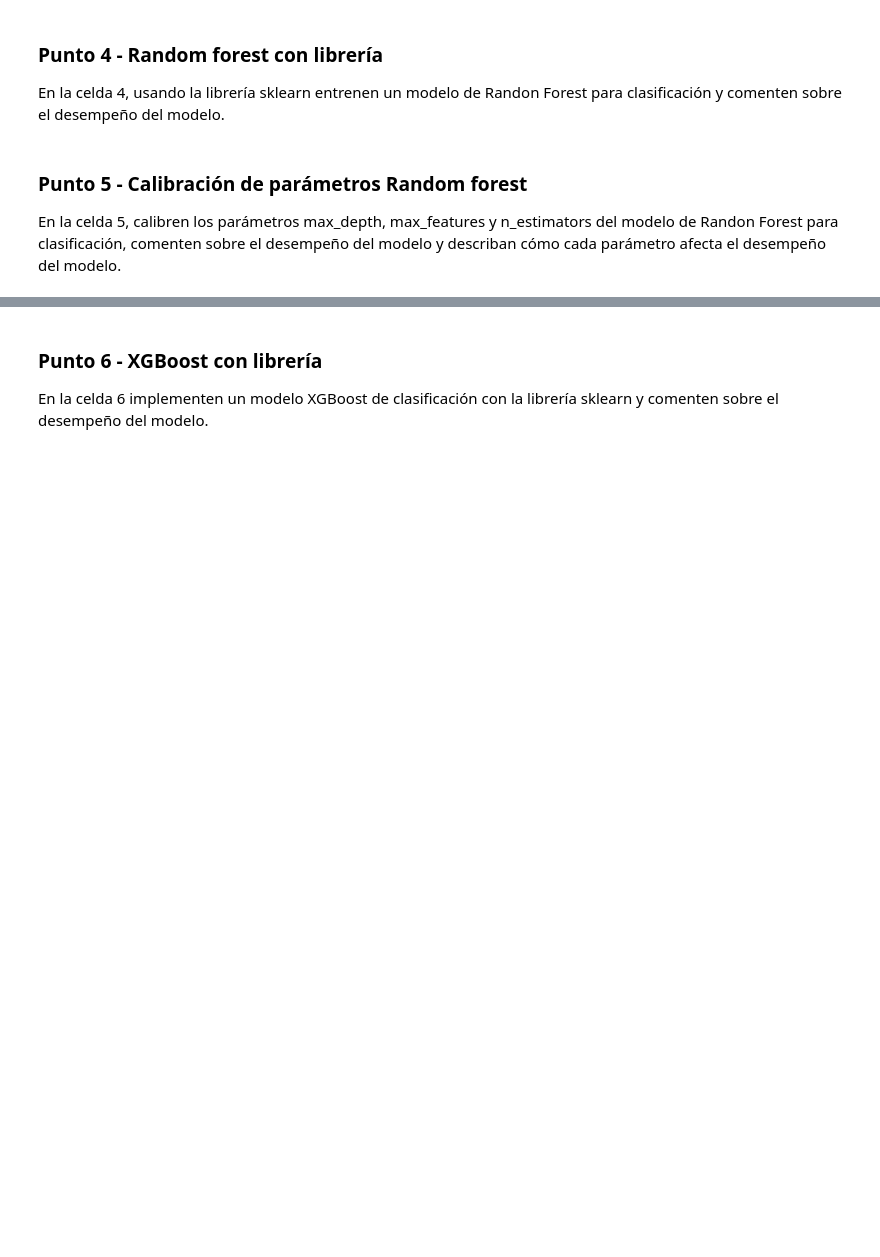
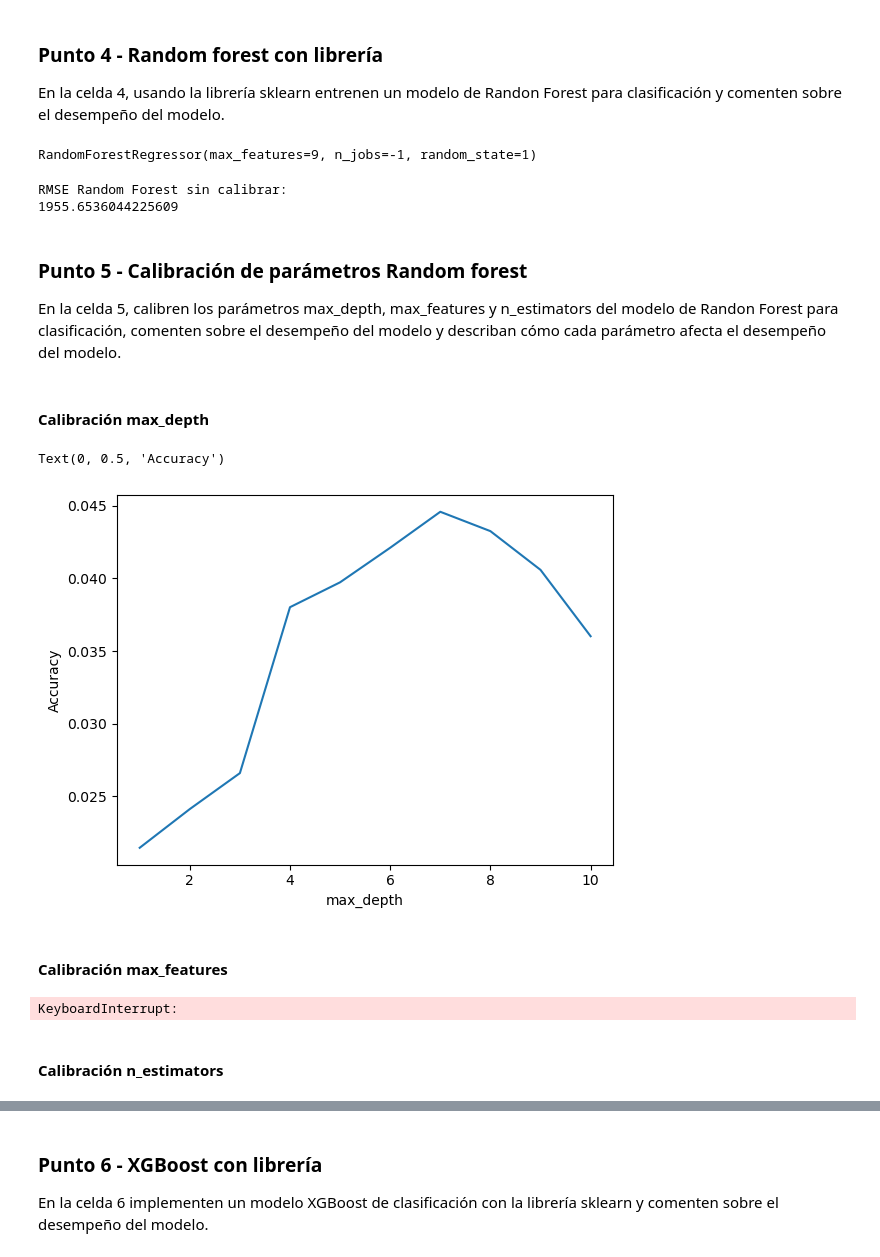
Before and after one commit to jaimerodriguezb/MIAD_ML_NLP_2023, a Jupyter notebook: Semana 2/S2TC1_RandomForests_Boosting.ipynb, the cells around one changed output, grey strips where cells are left out. Saved outputs shown, nothing was run; the diff lists cells and outputs as text; code cells hidden in the pictures; blank space fills up the shorter version.

```diff
--- a/Semana 2/S2TC1_RandomForests_Boosting.ipynb
+++ b/Semana 2/S2TC1_RandomForests_Boosting.ipynb
@@ -61,3 +298,17 @@ En la celda 4, usando la librería sklearn entrenen un modelo de Randon Forest p
+# %%
+clfRF = RandomForestRegressor(n_estimators=100, max_features=n_features, random_state=1, n_jobs=-1)
+clfRF.fit(X_train, y_train)
+# %% [output]
+RandomForestRegressor(max_features=9, n_jobs=-1, random_state=1)
+# %%
+prediccionclfRF = clfRF.predict(X_test)
+RMSE_clfRF = np.sqrt(mean_squared_error(y_test, prediccionclfRF))
+
+print('\nRMSE Random Forest sin calibrar:')
+print(RMSE_clfRF)
+# %% [output]
+RMSE Random Forest sin calibrar:
+1955.6536044225609
 # %% [markdown]
 ### Punto 5 - Calibración de parámetros Random forest
 
@@ -66,0 +316,39 @@ En la celda 5, calibren los parámetros max_depth, max_features y n_estimators d
+# %% [markdown]
+#### Calibración max_depth
+# %%
+from sklearn.ensemble import RandomForestClassifier
+from sklearn.model_selection import cross_val_score
+
+depth_range = range(1,11)
+
+# Definición de lista para almacenar la exactitud (accuracy) promedio para cada valor de max_depth
+accuracy_scores = []
+
+# Uso de un 5-fold cross-validation para cada valor de max_depth
+for depth in depth_range:
+    clf = RandomForestClassifier(max_depth=depth, random_state=0, n_jobs=-1)
+    accuracy_scores.append(cross_val_score(clf, X, y, cv=5, scoring='accuracy').mean())
+# %%
+# Gráfica del desempeño del modelo vs la cantidad de max_depth
+plt.plot(depth_range, accuracy_scores)
+plt.xlabel('max_depth')
+plt.ylabel('Accuracy')
+
+# El accuracy tuvo su max en max_depth=7
+# %% [output]
+Text(0, 0.5, 'Accuracy')
+[figure, added]
+# %% [markdown]
+#### Calibración max_features
+# %%
+feature_range = range(1, X.shape[1]+1)
+
+# Definición de lista para almacenar la exactitud (accuracy) promedio para cada valor de max_features
+accuracy_scores = []
+
+# Uso de un 10-fold cross-validation para cada valor de max_features
+for feature in feature_range:
+    clf = RandomForestClassifier(max_depth=7, max_features=feature, random_state=1, n_jobs=-1)
+    accuracy_scores.append(cross_val_score(clf, X, y, cv=5, scoring='accuracy').mean())
+# %% [output]
+KeyboardInterrupt:
@@ -66,0 +362,2 @@ En la celda 5, calibren los parámetros max_depth, max_features y n_estimators d
+# %% [markdown]
+#### Calibración n_estimators
```
Also changed, not shown: parts of 42 cells of this notebook, 5 other files.
